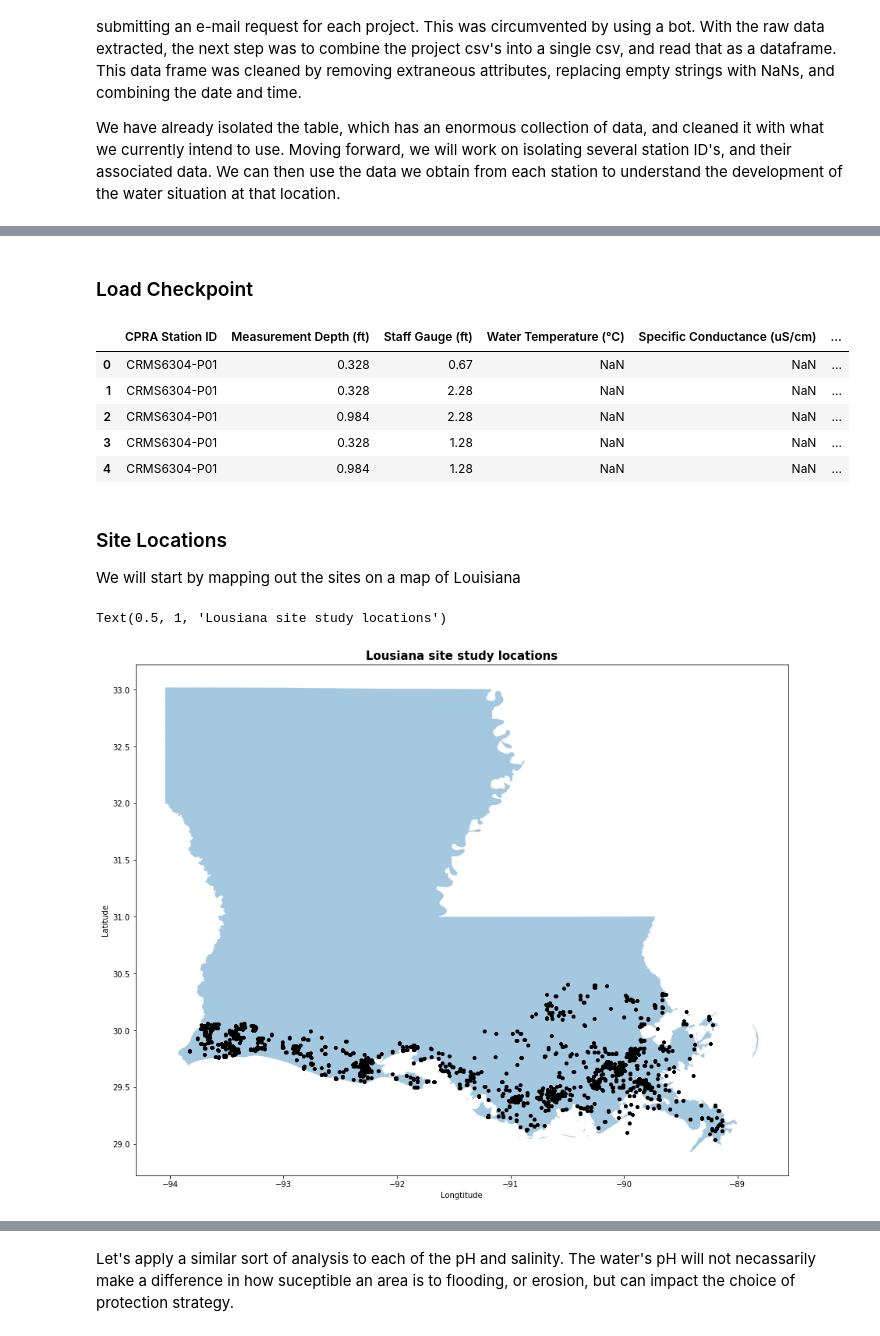
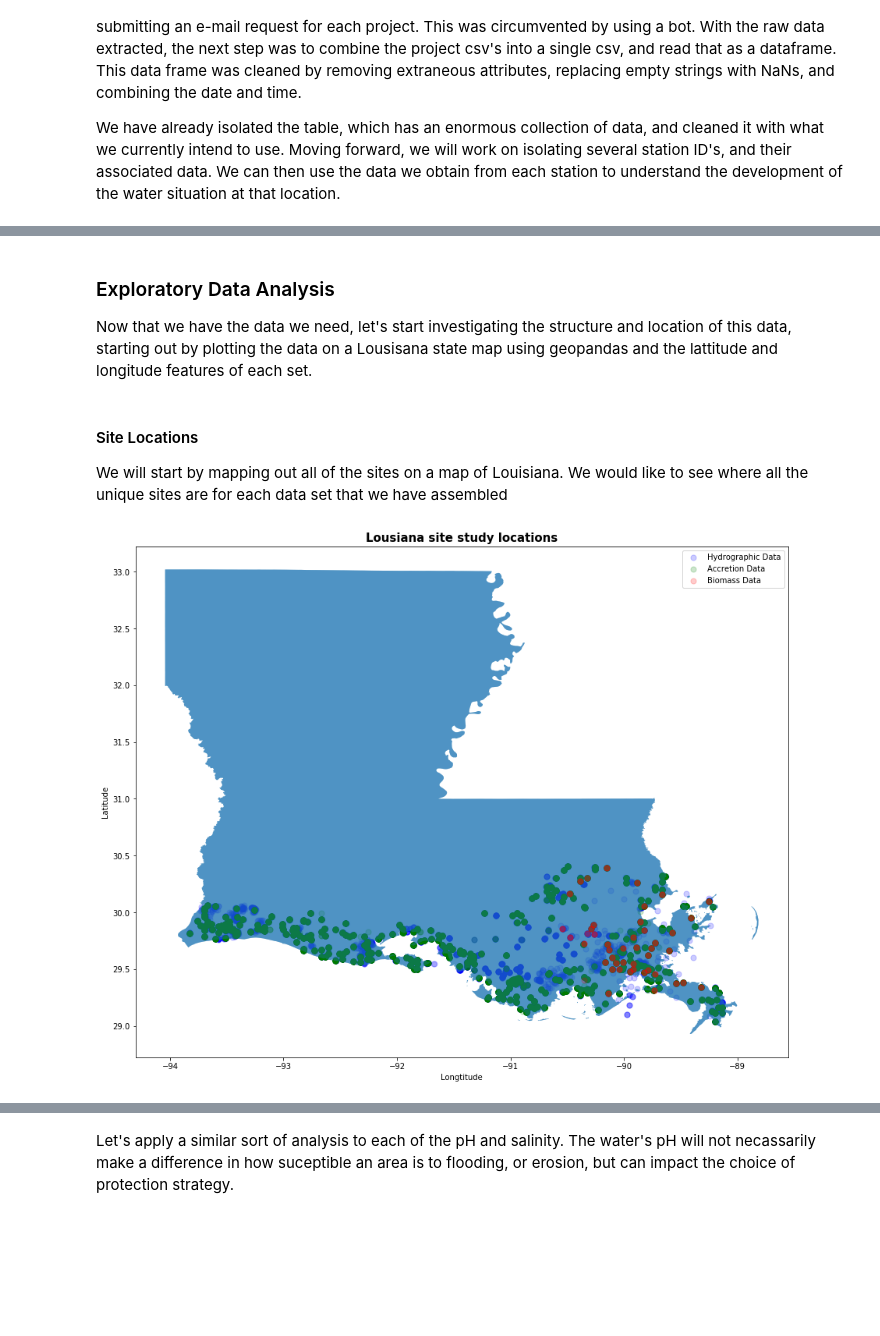
Before and after one commit to MinaSSaleh/MinaSSaleh.github.io, a Jupyter notebook: FinalTutorial.ipynb, the cells around one changed output, grey strips where cells are left out. Drawn from its saved outputs; the diff is of its cells as text; code cells hidden in the pictures; blank space fills up the shorter version.

```diff
--- a/FinalTutorial.ipynb
+++ b/FinalTutorial.ipynb
@@ -198,41 +286,50 @@ accretion = accretion_untidy.drop(["Time (hh:mm)", "Date (mm/dd/yyyy)"], axis=1)
-# %% [markdown]
-### Load Checkpoint
 # %%
 # Save tidy data up to this point
 write = False
 if write:
-    hydro.to_csv("../data/hydro.csv")
+    hydro.to_csv(pjoin("data", "hydro.csv"), index=False)
+    accretion.to_csv(pjoin("data", "accretion.csv"), index=False)
+    biomass.to_csv(pjoin("data", "biomass.csv"), index=False)
 
-# Read in processed df from cell above
-hydro=pd.read_csv("../data/hydro.csv", index_col=0)
+# Read in processed df from cells above
+hydro = pd.read_csv(pjoin("data", "hydro.csv"))
+accretion = pd.read_csv(pjoin("data", "accretion.csv"))
+biomass = pd.read_csv(pjoin("data", "biomass.csv"))
+
 # Recover datetimes
-hydro.loc[:, "Datetime"] = pd.to_datetime(hydro.Datetime)
-hydro.head()
+for df in [hydro, accretion, biomass]:
+    df.loc[:, "Datetime"] = pd.to_datetime(df.Datetime)
-# %% [output]
-|  | CPRA Station ID | Measurement Depth (ft) | Staff Gauge (ft) | Water Temperature (°C) | Specific Conductance (uS/cm) | ... |
-| 0 | CRMS6304-P01 | 0.328 | 0.67 | NaN | NaN | ... |
-| 1 | CRMS6304-P01 | 0.328 | 2.28 | NaN | NaN | ... |
-| 2 | CRMS6304-P01 | 0.984 | 2.28 | NaN | NaN | ... |
-| 3 | CRMS6304-P01 | 0.328 | 1.28 | NaN | NaN | ... |
-| 4 | CRMS6304-P01 | 0.984 | 1.28 | NaN | NaN | ... |
+# %% [markdown]
+### Exploratory Data Analysis
+
+Now that we have the data we need, let's start investigating the structure and location of this data, starting out by plotting the data on a Lousisana state map using geopandas and the lattitude and longitude features of each set.
 # %% [markdown]
-### Site Locations
-We will start by mapping out the sites on a map of Louisiana
+#### Site Locations
+We will start by mapping out all of the sites on a map of Louisiana. We would like to see where all the unique sites are for each data set that we have assembled
 # %%
-import geopandas as gpd
-from shapely.geometry import Point, Polygon
-import matplotlib.pyplot as plt
 states = gpd.read_file("cb_2017_us_state_500k")
-type(states)
-geometry = [Point(xy) for xy in zip(hydro["Longitude"], hydro["Latitude"])]
-geo_df = gpd.GeoDataFrame(hydro,geometry = geometry)
+def LA_plot(df, ax, title="", **plot_kw):
+    """Scatter plot laid upon Louisiana using geopandas."""
+    geometry = [Point(xy) for xy in zip(df["Longitude"], df["Latitude"])]
+    geo_df = gpd.GeoDataFrame(df, geometry=geometry)
+    # Set graph features
+    ax.set_xlabel("Longtitude")
+    ax.set_ylabel("Latitude")
+    states[states['NAME'] == 'Louisiana'].plot(ax=ax, alpha=0.4)
+    geo_df.plot(ax=ax, **plot_kw)
+
+# Create figure for LA
 fig, ax = plt.subplots(figsize=(15,15))
-ax.set_xlabel("Longtitude")
-ax.set_ylabel("Latitude")
-states[states['NAME'] == 'Louisiana'].plot(ax=ax, alpha=0.4)
-geo_df.plot(ax=ax, alpha=0.5, legend=True, markersize=10, c="black")
-plt.title("Lousiana site study locations", fontsize=15,fontweight="bold");
+# Plot location of sites from three datasets
+for df, label, c in zip([hydro, accretion, biomass],
+                        [f"{i} Data" for i in ["Hydrographic", "Accretion", "Biomass"]],
+                        ["blue", "green", "red"]):
+    LA_plot(df.groupby("Station ID").first(), ax, alpha=0.2, label=label, legend=True,
+            markersize=50, c=c)
+
+# Axes options
+ax.set_title("Lousiana site study locations", fontsize=15, fontweight="bold");
+ax.legend();
 # %% [output]
-Text(0.5, 1, 'Lousiana site study locations')
-[figure, old version]
+[figure, new version]
 # %% [markdown]
```
Also changed, not shown: parts of 50 cells of this notebook, 1 other file.
